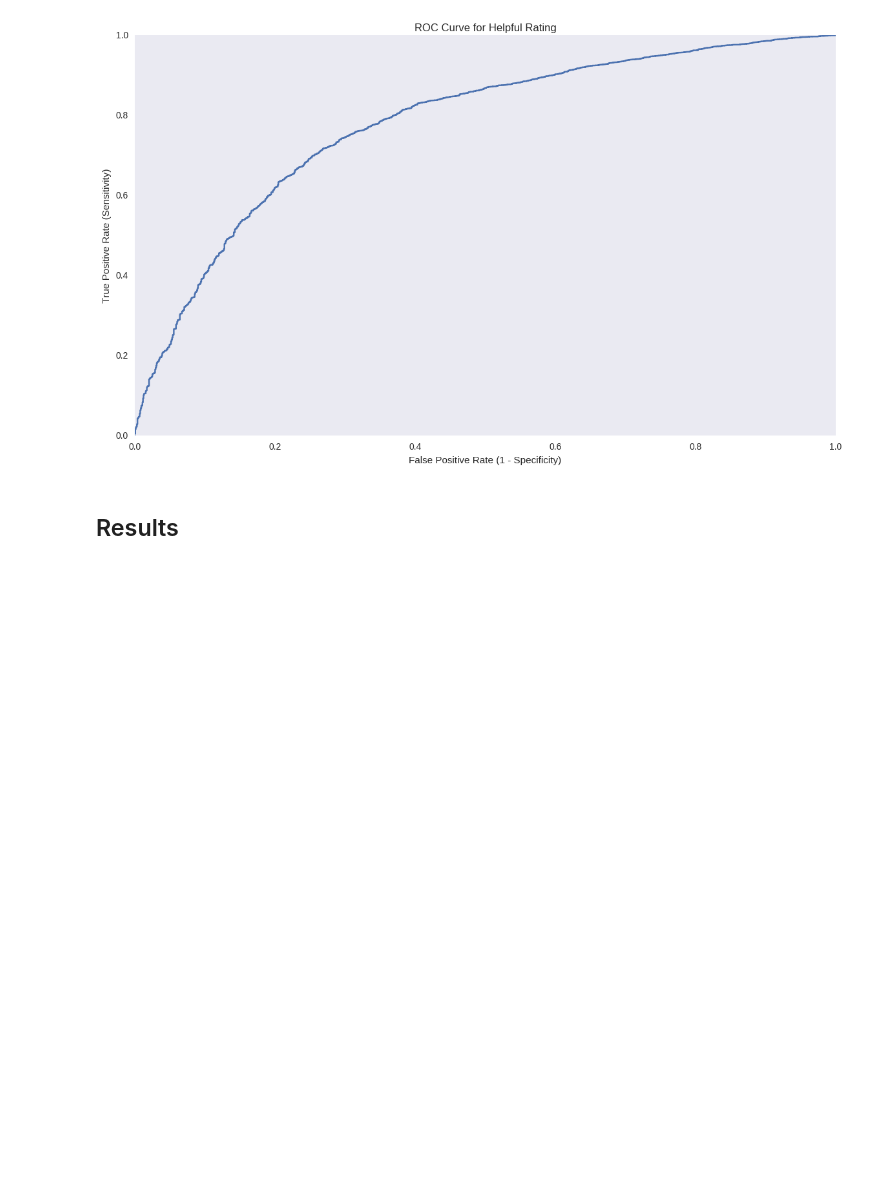
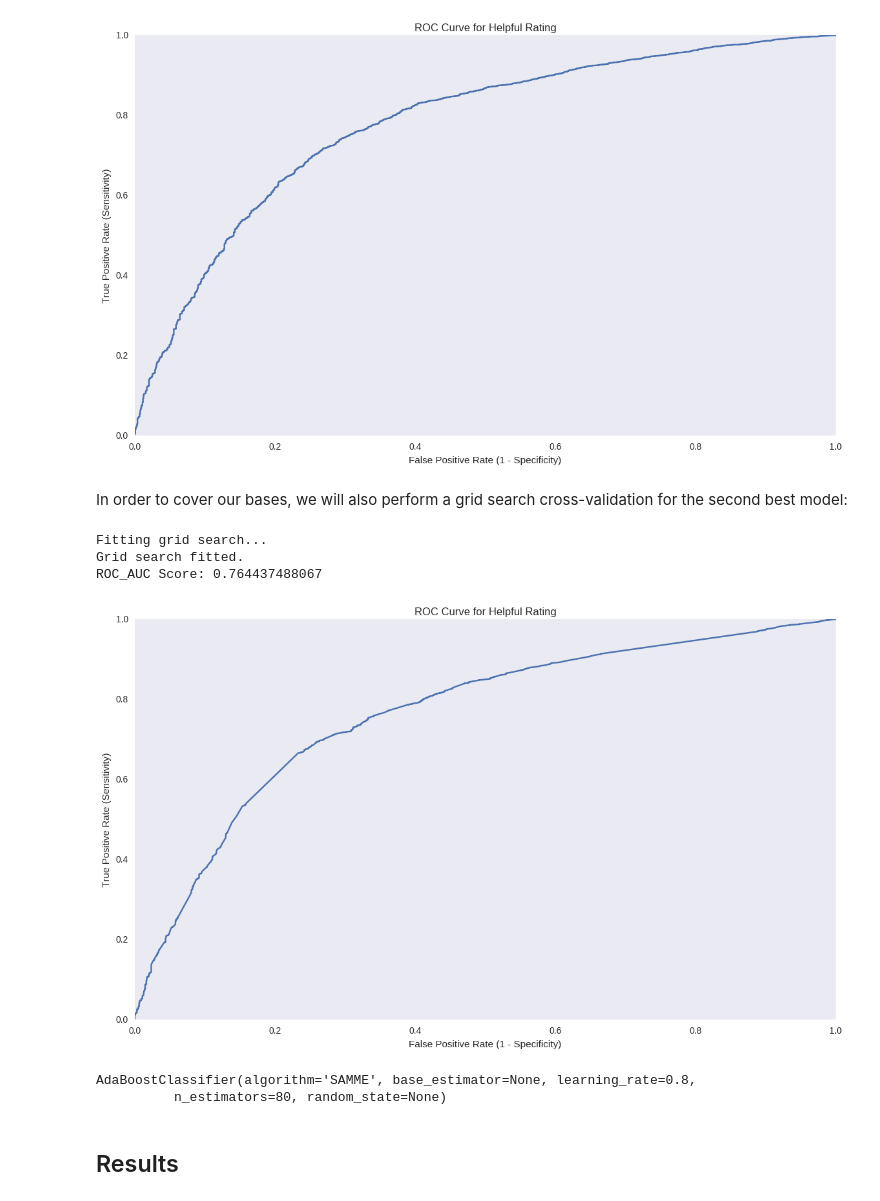
Before and after one commit to t-lanigan/amazon-review-classifier, a Jupyter notebook: amazon-review-classification.ipynb, the cells around one changed output. Drawn from its saved outputs; the diff is of its cells as text; code cells hidden in the pictures; blank space fills up the shorter version.

```diff
--- a/amazon-review-classification.ipynb
+++ b/amazon-review-classification.ipynb
@@ -571,7 +594,7 @@ The benefits that this provides for grid search while optimizing the model is th
 # %%
 from sklearn import grid_search, cross_validation
 #make the grid search object
-gs2 = grid_search.GridSearchCV(
+gs = grid_search.GridSearchCV(
     estimator=LogisticRegression(),
     param_grid={'C': [10**i for i in range(-5,5)], 'class_weight': [None, 'balanced']},
     cv=cross_validation.StratifiedKFold(y_train,n_folds=5),
@@ -580,7 +603,7 @@ gs2 = grid_search.GridSearchCV(
 
 #fit the grid search object to our new dataset
 print ('Fitting grid search...')
-gs2.fit(X_train2, y_train)
+gs.fit(X_train2, y_train)
 print ("Grid search fitted.")
 # %% [output]
 Fitting grid search...
@@ -632,6 +655,47 @@ print ('ROC_AUC Score:',roc_auc_score(y_test, probas[:,1].T))
 # %% [output]
 ROC_AUC Score: 0.779451374698
 [figure]
+# %% [markdown]
+In order to cover our bases, we will also perform a grid search cross-validation for the second best model:
+# %%
+#make the grid search object
+gs2 = grid_search.GridSearchCV(
+    estimator=AdaBoostClassifier(),
+    param_grid = {'n_estimators' : [30, 50, 70, 80],
+                  'algorithm': ['SAMME'],
+                  'learning_rate': [0.001, 0.01, .80, 1.0]},
+    cv=cross_validation.StratifiedKFold(y_train,n_folds=5),
+    scoring='roc_auc'
+)
+
+#fit the grid search object to our new dataset
+print ('Fitting grid search...')
+gs2.fit(X_train2, y_train)
+print ("Grid search fitted.")
+
+
+ada = gs2.best_estimator_
+probas =ada.predict_proba(X_test2)
+plt.figure(figsize = FIG_SIZE)
+plt.plot(roc_curve(y_test, probas[:,1])[0], roc_curve(y_test, probas[:,1])[1])
+plt.title('ROC Curve for Helpful Rating')
+plt.grid()
+plt.xlabel('False Positive Rate (1 - Specificity)')
+plt.ylabel('True Positive Rate (Sensitivity)')
+plt.show
+
+# ROC/AUC score
+print ('ROC_AUC Score:',roc_auc_score(y_test, probas[:,1].T))
+# %% [output]
+Fitting grid search...
+Grid search fitted.
+ROC_AUC Score: 0.764437488067
+[figure, added]
+# %%
+ada
+# %% [output]
+AdaBoostClassifier(algorithm='SAMME', base_estimator=None, learning_rate=0.8,
+          n_estimators=80, random_state=None)
 # %% [markdown]
 ## Results
 # %% [markdown]
```
Also changed, not shown: parts of 30 cells of this notebook, 3 other files.
